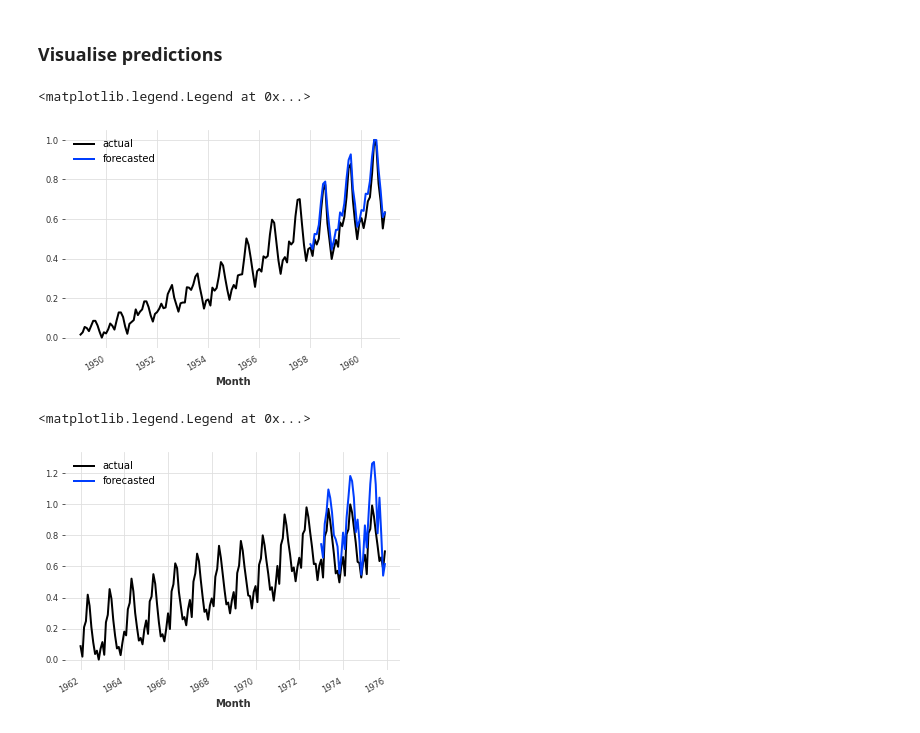
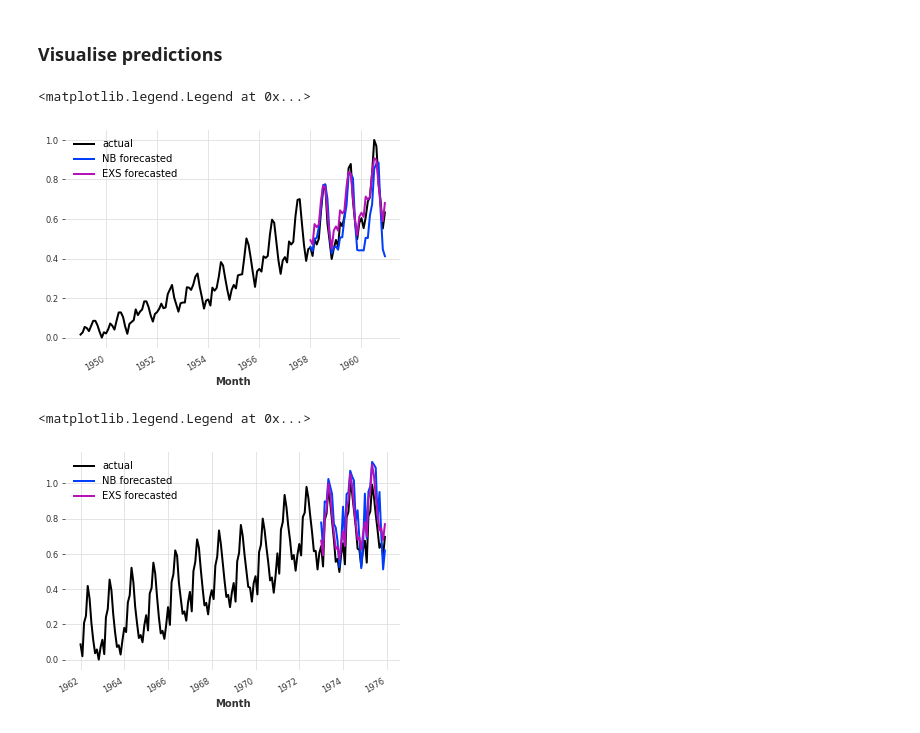
Before and after one commit to montgoz007/darts-time-series, a Jupyter notebook: dart_ts_airPass.ipynb, the cells around one changed output. Saved outputs shown, nothing was run; the diff lists cells and outputs as text; code cells hidden in the pictures.

Commit message:
adding additional  exponential smoothing model and comparing performance

```diff
--- a/dart_ts_airPass.ipynb
+++ b/dart_ts_airPass.ipynb
@@ -48,10 +48,26 @@ The type of air passengers is <class 'darts.timeseries.TimeSeries'> and milk is
 ### Creating a model - NBEATS
 # %%
 # importing model
-from darts.models import NBEATSModel
+from darts.models import NBEATSModel, ExponentialSmoothing
+perf_dict = dict()
 print('model_loaded')
 # creating a model object
-model = NBEATSModel(input_chunk_length=24 , output_chunk_length=12, n_epochs = 100 , random_state = 15)
+nb_model = NBEATSModel(input_chunk_length=24 , output_chunk_length=12, n_epochs = 100 , random_state = 15)
 # fitting the model
-model.fit([air_series_train, milk_series_train], verbose = True)
+# Air
+nb_model.fit(air_series_train)
+# Predict
+pred_air_nb = nb_model.predict(n = 36, series = air_series_train)
+perf_dict['air_nb'] = {
+    'mape':mape(air_series_scaled , pred_air_nb)
+    }
+# Milk
+nb_model.fit(milk_series_train)
+# Predict
+pred_milk_nb = nb_model.predict(n = 36, series = milk_series_train)
+perf_dict['milk_nb'] = {
+    'mape':mape(milk_series_scaled , pred_milk_nb)
+    }
+# View perf dict
+pd.DataFrame(perf_dict).T.sort_values('mape')
 # %% [output]
@@ -89,0 +104,19 @@ milk Mape = 21.73%
+# %%
+from darts.metrics import mape
+#perf_dict = dict()
+# Create model
+exs_model = ExponentialSmoothing()
+# Fit exp smooth - air
+exs_model.fit(air_series_train)
+pred_air_exs = exs_model.predict(n = 36)
+perf_dict['air_exs'] = {
+    'mape':mape(air_series_scaled , pred_air_exs)
+    }
+# Fit exp smooth - milk
+exs_model.fit(milk_series_train)
+pred_milk_exs = exs_model.predict(n = 36)
+perf_dict['milk_exs'] = {
+    'mape':mape(milk_series_scaled , pred_milk_exs)
+    }
+# View perf dict
+pd.DataFrame(perf_dict).T.sort_values('mape')
@@ -93,17 +132,19 @@ milk Mape = 21.73%
 # plotting results
 # Air
 air_series_scaled .plot(label = "actual")
-pred_air.plot(label = "forecasted") # validation data set
+pred_air_nb.plot(label = "NB forecasted") # validation data set
+pred_air_exs.plot(label = "EXS forecasted") # validation data set
 plt.legend()
 # %% [output]
 <matplotlib.legend.Legend at 0x...>
-[figure, old version]
+[figure, new version]
 # %%
 # plotting results
 # Milk
 milk_series_scaled .plot(label = "actual")
-pred_milk.plot(label = "forecasted") # validation data set
+pred_milk_nb.plot(label = "NB forecasted") # validation data set
+pred_milk_exs.plot(label = "EXS forecasted") # validation data set
 plt.legend()
 # %% [output]
 <matplotlib.legend.Legend at 0x...>
-[figure, old version]
+[figure, new version]
```
Also changed, not shown: parts of 3 cells of this notebook.
